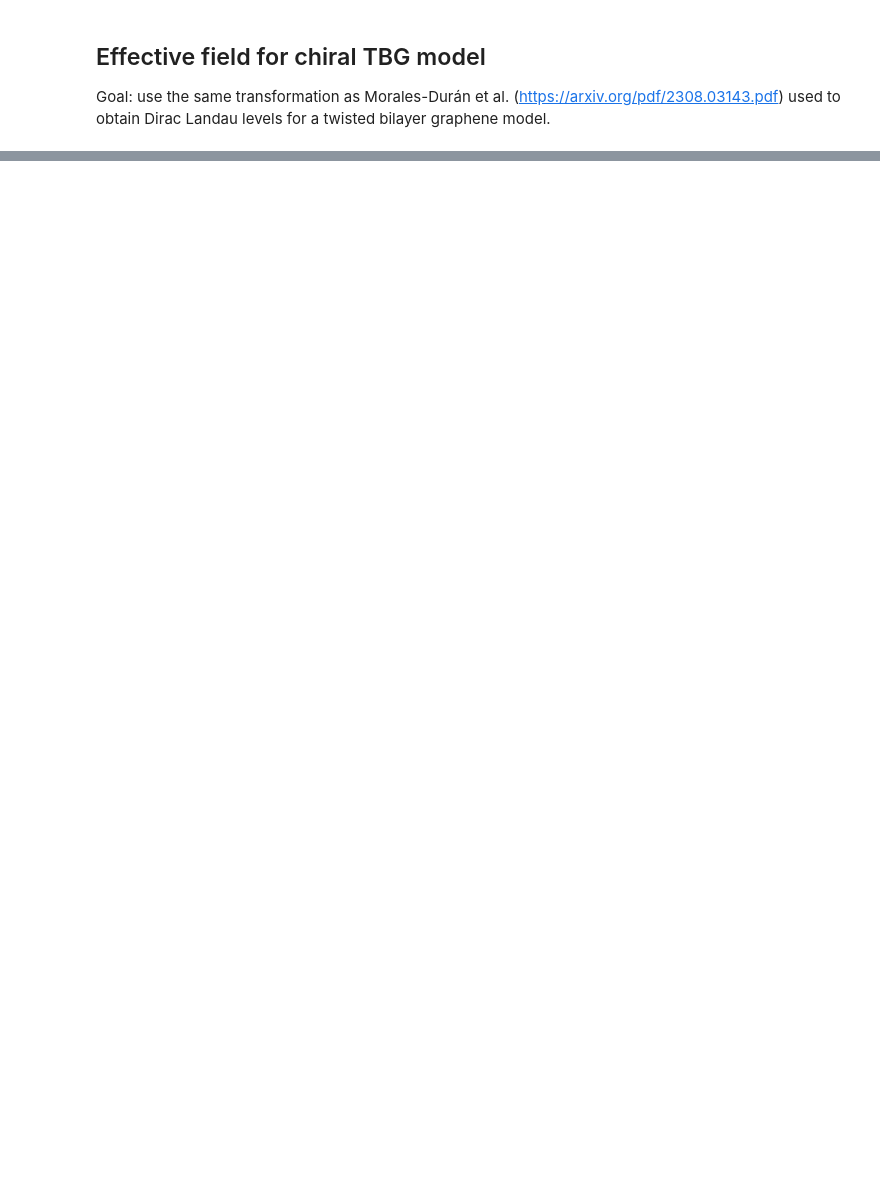
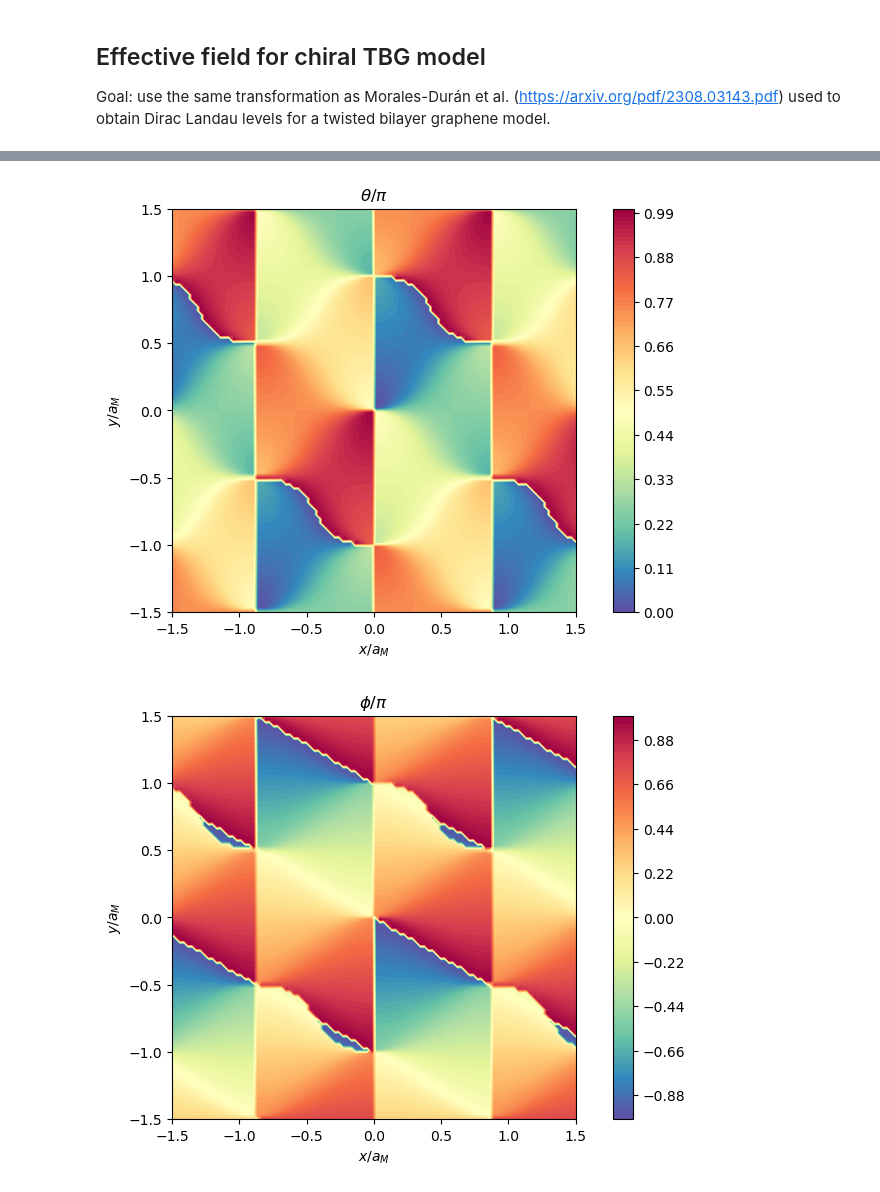
Before and after one commit to DaanTimmers/DT_Part_III_Project, a Jupyter notebook: Chiral_TBG.ipynb, the cells around one changed output, grey strips where cells are left out. Cells and saved outputs as stored; diff of their text form; code cells hidden in the pictures; blank space fills up the shorter version.

```diff
--- a/Chiral_TBG.ipynb
+++ b/Chiral_TBG.ipynb
@@ -66,7 +67,7 @@ class chiral_TBG:
     def angles(self):
 
         # vector a
-        self.a = self.abs_A1 * self.A_2 + self.abs_A2 * self.A_2
+        self.a = self.abs_A1 * self.A_2 + self.abs_A2 * self.A_1
         for i in range(self.N):
              for j in range(self.N):
                   if self.a[1,i,j] < 0:
@@ -81,8 +82,12 @@ class chiral_TBG:
         self.theta = np.arccos(self.a[0])
 
         #angle \phi
-        self.cosPhi = np.vdot(self.A_1, self.a) / self.abs_A1
-        self.sinPhi = np.vdot(self.A_1, self.delta) / self.abs_A1
+        self.cosPhi = np.zeros((self.N, self.N))
+        self.sinPhi = np.zeros((self.N, self.N))
+        for i in range(self.N):
+             for j in range(self.N):
+                  self.cosPhi[i,j] = np.vdot(self.A_1[:,i,j], self.a[:,i,j]) / self.abs_A1[i,j]
+                  self.sinPhi[i,j] = np.vdot(self.A_1[:,i,j], self.delta[:,i,j]) / self.abs_A1[i,j]
 
         self.phi = np.zeros((self.N,self.N))
         tol = 1e-3
@@ -97,27 +102,15 @@ class chiral_TBG:
                     else:
                          self.phi[i,j] = - np.arccos(self.cosPhi[i,j])
 
-        self.cosPhi2 = np.vdot(self.A_2, self.a) / self.abs_A2
-        self.sinPhi2 = np.vdot(self.A_2, self.delta) / self.abs_A2
-
-        self.phi2 = np.zeros((self.N,self.N))
-        tol = 1e-3
-        for i in range(self.N):
-                for j in range(self.N):
-                    if self.abs_A1[i,j] < tol or self.abs_A2[i,j] < tol:
-                         self.phi2[i,j] = 0
-
-                    # if \sin(\phi) positive, we are between zero and pi, so then arccos will get the correct angle
-                    elif self.sinPhi2[i,j] >= 0:
-                         self.phi2[i,j] = np.arccos(self.cosPhi2[i,j])
-                    else:
-                         self.phi2[i,j] = - np.arccos(self.cosPhi2[i,j])
+        self.n = np.array([self.a[1] * self.cosPhi, self.a[1] * self.sinPhi, self.a[0]])
 
         self.fieldsDict.update({'theta': ['$\\theta / \pi$', self.theta / np.pi],
-                                'phi': ['$\\phi / \pi$', self.phi / np.pi],
-                                'phi2': ['$\\phi / \pi$', self.phi2 / np.pi]
+                                'phi': ['$\\phi / \pi$', self.phi / np.pi]
+                                })
 
-                                })
+    def rotated_potential(self):
+
+        self.A_tilde = np.array([self.abs_A1 * self.cosPhi, self.abs_A2 * self.cosPhi])
 
 
     # Plots using fieldsDict dictionary to get both field and its name for the title
@@ -134,6 +127,6 @@ class chiral_TBG:
         plt.show()
 # %%
 parameters = [2 * np.pi / 3, 1, 1]
-bilayer = chiral_TBG(parameters, 100, 1.5)
+bilayer = chiral_TBG(parameters, 50, 1.5)
 bilayer.SU2_gauge()
 bilayer.angles()
@@ -159,0 +133,6 @@ print(bilayer.phi2)
+# %%
+bilayer.plot('theta',100)
+bilayer.plot('phi',100)
+# %% [output]
+[figure, added]
+[figure, added]
```
Also changed, not shown: parts of 4 cells of this notebook, 1 other file.
